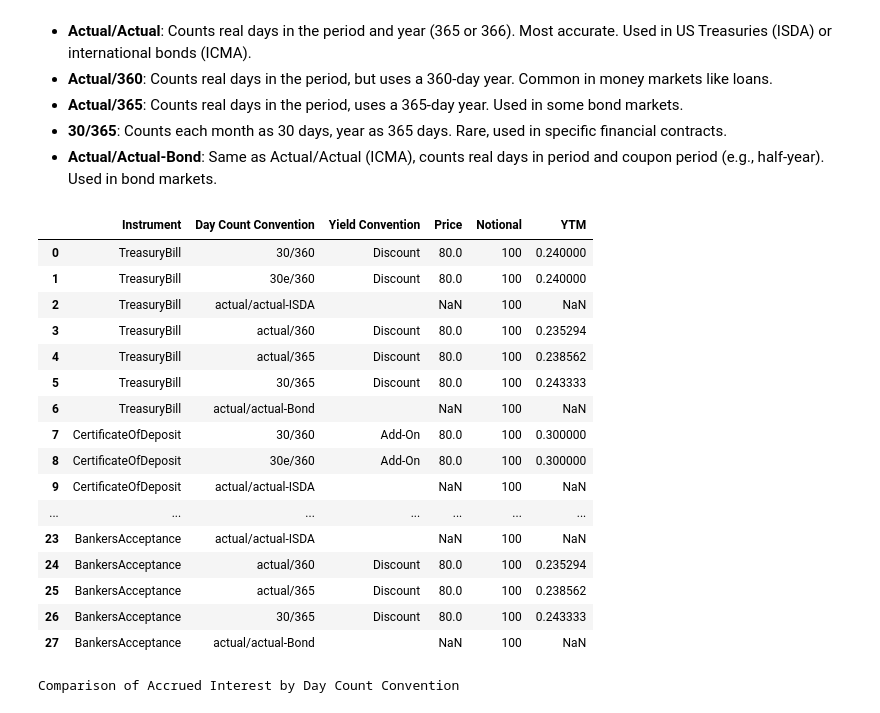
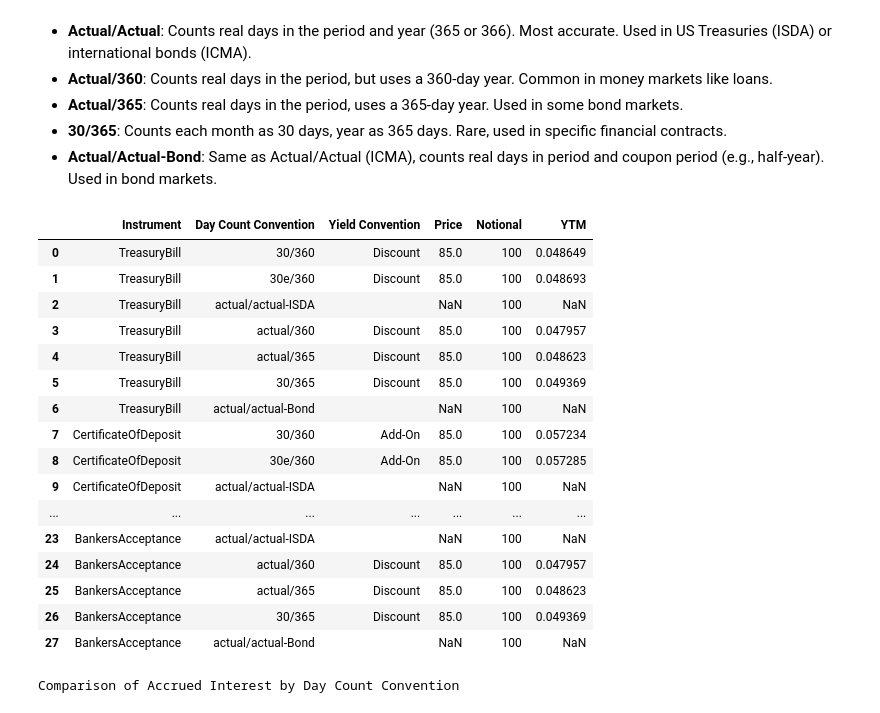
Before and after one commit to Python-Financial-Analyst/pyfian_dev, a Jupyter notebook: notebooks/fixed_income/02_bullet_bonds.ipynb, the cells around one changed output. Saved outputs shown, nothing was run; the diff lists cells and outputs as text; code cells hidden in the pictures.

```diff
--- a/notebooks/fixed_income/02_bullet_bonds.ipynb
+++ b/notebooks/fixed_income/02_bullet_bonds.ipynb
@@ -76,15 +81,15 @@ import pandas as pd
 from pyfian.fixed_income.money_market_instruments import TreasuryBill, CertificateOfDeposit, CommercialPaper, BankersAcceptance
 
 # ===== Adjustable Parameters =====
-issue_dt = "2020-01-31"
-maturity = "2021-01-31"
-settlement_date = "2020-03-31"
+issue_dt="2025-01-31"
+maturity="2030-01-31"
+settlement_date="2027-01-01"
 notional = 100
-price = 80
+price = 85
 cpn = 0  # only used for CD
 conventions = ["30/360", "30e/360", "actual/actual-ISDA", "actual/360", "actual/365", "30/365", "actual/actual-Bond"]
 
-# List of instrument classes
+
 instrument_classes = [TreasuryBill, CertificateOfDeposit, CommercialPaper, BankersAcceptance]
 
 # ===== Build Data =====
@@ -109,48 +114,48 @@ for cls in instrument_classes:
 
             inst = cls(**kwargs)
 
             data.append({
                 "Instrument": cls.__name__,
                 "Day Count Convention": conv,
                 "Yield Convention": inst.yield_calculation_convention,
                 "Price": inst.get_price(),
                 "Notional": inst.notional,
                 "YTM": inst.get_yield_to_maturity()
             })
         except Exception as e:
             # Handle invalid combinations
             data.append({
                 "Instrument": cls.__name__,
                 "Day Count Convention": conv,
                 "Yield Convention": getattr(cls, 'yield_calculation_convention', ''),
                 "Price": None,
                 "Notional": notional,
                 "YTM": None,
                 #"Error": str(e)
             })
 
 # Build DataFrame
 df = pd.DataFrame(data)
 
 # Display
 display(df)
 # %% [output]
 |  | Instrument | Day Count Convention | Yield Convention | Price | Notional | YTM |
-| 0 | TreasuryBill | 30/360 | Discount | 80.0 | 100 | 0.240000 |
-| 1 | TreasuryBill | 30e/360 | Discount | 80.0 | 100 | 0.240000 |
+| 0 | TreasuryBill | 30/360 | Discount | 85.0 | 100 | 0.048649 |
+| 1 | TreasuryBill | 30e/360 | Discount | 85.0 | 100 | 0.048693 |
 | 2 | TreasuryBill | actual/actual-ISDA |  | NaN | 100 | NaN |
-| 3 | TreasuryBill | actual/360 | Discount | 80.0 | 100 | 0.235294 |
-| 4 | TreasuryBill | actual/365 | Discount | 80.0 | 100 | 0.238562 |
-| 5 | TreasuryBill | 30/365 | Discount | 80.0 | 100 | 0.243333 |
+| 3 | TreasuryBill | actual/360 | Discount | 85.0 | 100 | 0.047957 |
+| 4 | TreasuryBill | actual/365 | Discount | 85.0 | 100 | 0.048623 |
+| 5 | TreasuryBill | 30/365 | Discount | 85.0 | 100 | 0.049369 |
 | 6 | TreasuryBill | actual/actual-Bond |  | NaN | 100 | NaN |
-| 7 | CertificateOfDeposit | 30/360 | Add-On | 80.0 | 100 | 0.300000 |
-| 8 | CertificateOfDeposit | 30e/360 | Add-On | 80.0 | 100 | 0.300000 |
+| 7 | CertificateOfDeposit | 30/360 | Add-On | 85.0 | 100 | 0.057234 |
+| 8 | CertificateOfDeposit | 30e/360 | Add-On | 85.0 | 100 | 0.057285 |
 | 9 | CertificateOfDeposit | actual/actual-ISDA |  | NaN | 100 | NaN |
 | ... | ... | ... | ... | ... | ... | ... |
 | 23 | BankersAcceptance | actual/actual-ISDA |  | NaN | 100 | NaN |
-| 24 | BankersAcceptance | actual/360 | Discount | 80.0 | 100 | 0.235294 |
-| 25 | BankersAcceptance | actual/365 | Discount | 80.0 | 100 | 0.238562 |
-| 26 | BankersAcceptance | 30/365 | Discount | 80.0 | 100 | 0.243333 |
+| 24 | BankersAcceptance | actual/360 | Discount | 85.0 | 100 | 0.047957 |
+| 25 | BankersAcceptance | actual/365 | Discount | 85.0 | 100 | 0.048623 |
+| 26 | BankersAcceptance | 30/365 | Discount | 85.0 | 100 | 0.049369 |
 | 27 | BankersAcceptance | actual/actual-Bond |  | NaN | 100 | NaN |
 # %%
 from pyfian.fixed_income.fixed_rate_bond import FixedRateBullet
```
Also changed, not shown: parts of 1 cell of this notebook.
